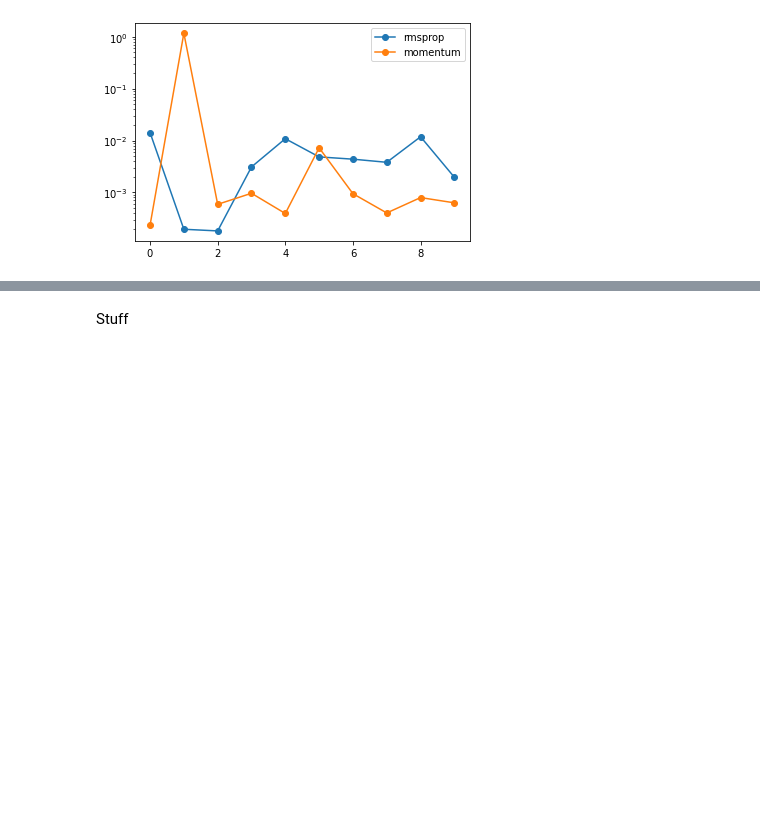
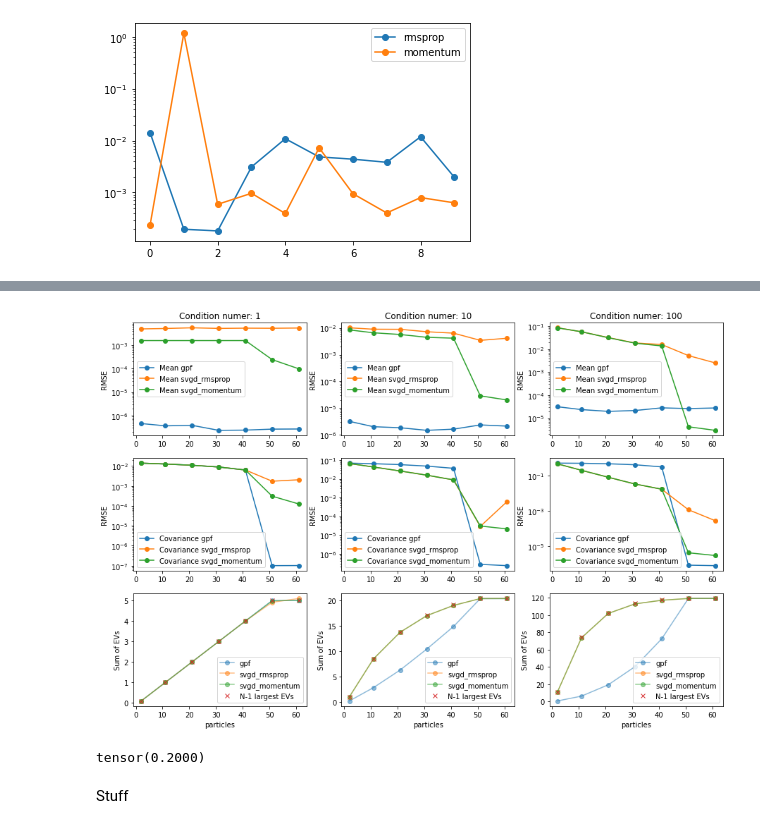
Before and after one commit to jthuemmel/linear_svgd, a Jupyter notebook: testing.ipynb, the cells around one changed output, grey strips where cells are left out. Cells and saved outputs as stored; diff of their text form; code cells hidden in the pictures; blank space fills up the shorter version.

```diff
--- a/testing.ipynb
+++ b/testing.ipynb
@@ -257,3 +381,33 @@ RMSprop hyper-parameter selection
+# %%
+fig,axs = plt.subplots(3,len(Cs),figsize=(15,10))
+for i,C in enumerate(Cs):
+    for k,name in enumerate(names):
+        plt.sca(axs[0,i])
+        plt.semilogy(Ns,m[i,:,k],'o-',label='Mean {}'.format(name))
+        plt.sca(axs[1,i])
+        plt.semilogy(Ns,c[i,:,k],'o-',label='Covariance {}'.format(name))
+        plt.sca(axs[2,i])
+        plt.plot(Ns,evs_x[i,:,k].sum(dim=-1),'o-',alpha=0.5,label=name)
+
+    plt.sca(axs[0,i])
+    plt.legend()
+    plt.title('Condition numer: {}'.format(C))
+    plt.ylabel('RMSE')
+    plt.sca(axs[1,i])
+    plt.ylabel('RMSE')
+    plt.legend()
+    plt.sca(axs[2,i])
+    n_evs = torch.stack([evs_p[i,:N-1].sum(dim=-1) for j,N in enumerate(Ns)])
+    plt.plot(Ns,n_evs,'x',label='N-1 largest EVs')
+    plt.xlabel('particles')
+    plt.ylabel('Sum of EVs')
+    plt.legend()
+# %% [output]
+[figure, added]
+# %%
+(my.estimate_cov(x[-1]) - p.covariance_matrix).trace().abs()
+# %% [output]
+tensor(0.2000)
 # %% [markdown]
 Stuff
 # %%
```
Also changed, not shown: parts of 15 cells of this notebook.
